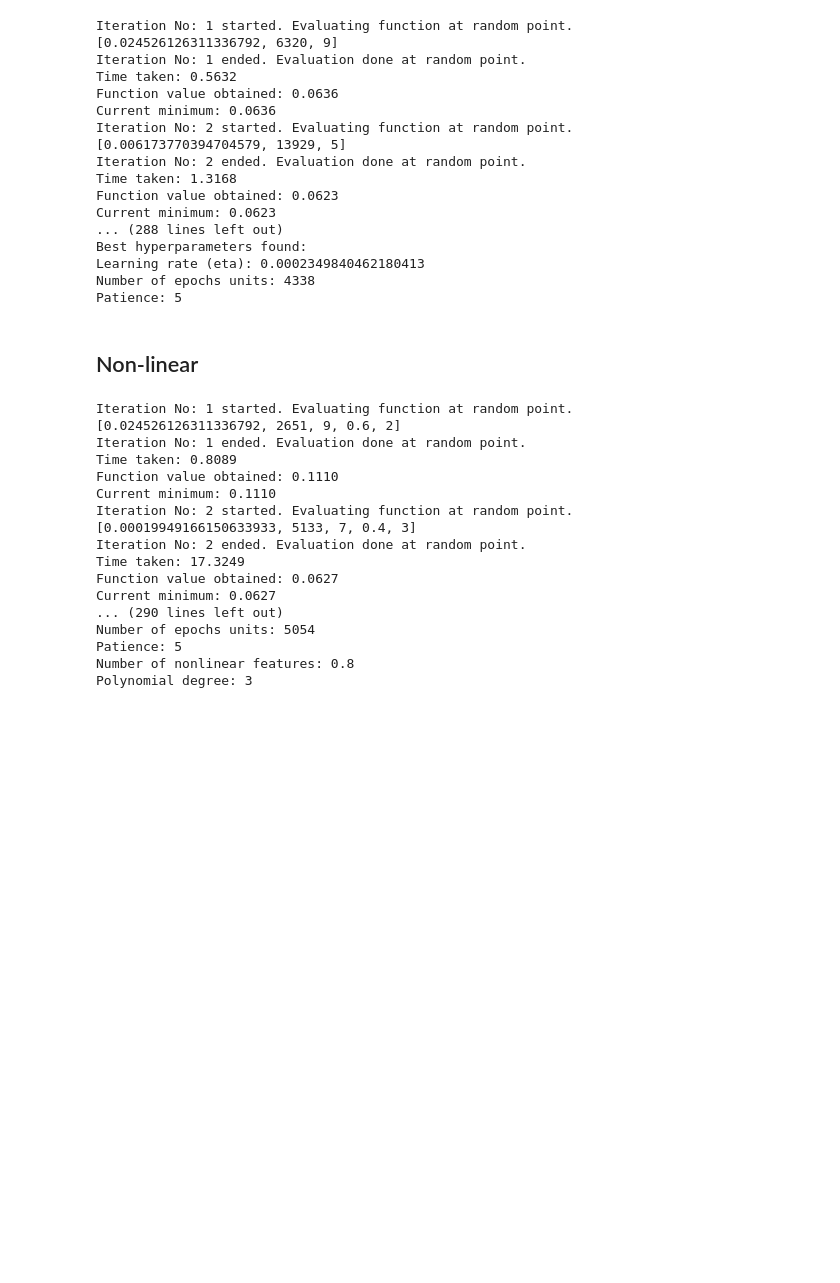
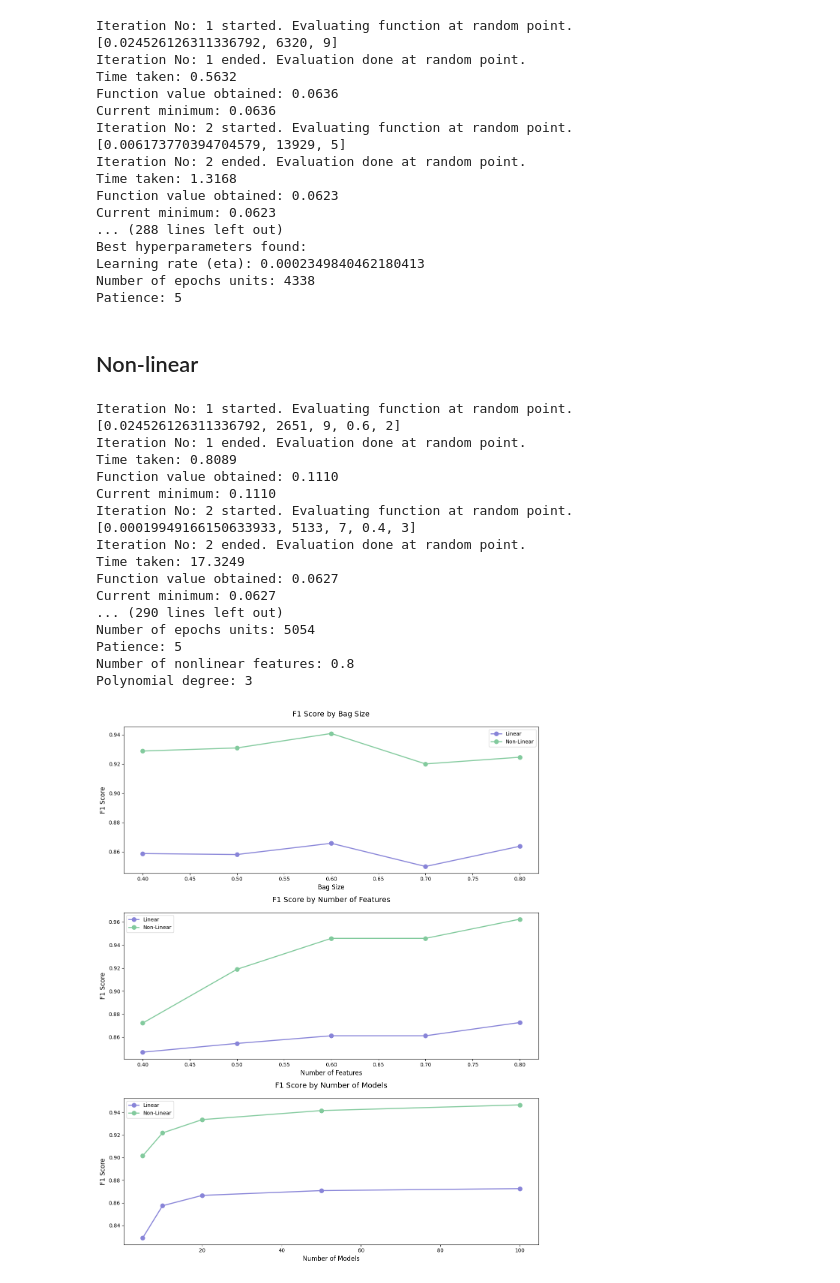
Before and after one commit to AndrevdM02/ML441Assignments, a Jupyter notebook: Assignment3/BananaQuality.ipynb, the cells around one changed output. Drawn from its saved outputs; the diff is of its cells as text; code cells hidden in the pictures; blank space fills up the shorter version.

```diff
--- a/Assignment3/BananaQuality.ipynb
+++ b/Assignment3/BananaQuality.ipynb
@@ -377,7 +380,83 @@ for bag_size in tqdm(bag_size_values):
                         "num_features": num_features,
                         "num_models": num_models,
                         "fold": fold + 1,
-                        "accuracy_score": f1
+                        "accuracy_score": score
                     }])], ignore_index=True)
 # Save the results DataFrame to a JSON file
 nl_results.to_csv("results/banana_nonlinear_results.csv", index=False)
+# %%
+def create_comparison_plots(results, nl_results):
+    # Create figure with three subplots
+    fig, (ax1, ax2, ax3) = plt.subplots(3, 1, figsize=(12, 15))
+
+    # Function to process data for each grouping
+    def process_data(df, group_by):
+        grouped = df.groupby(group_by)['accuracy_score'].mean().reset_index()
+        # Ensure numeric types and sorting
+        grouped[group_by] = pd.to_numeric(grouped[group_by])
+        grouped['accuracy_score'] = pd.to_numeric(grouped['accuracy_score'])
+        return grouped.sort_values(group_by)
+
+    # Colors for consistency
+    colors = ['#8884d8', '#82ca9d']
+
+    # Plot 1: Bag Size Comparison
+    data1 = process_data(results, 'bag_size')
+    data2 = process_data(nl_results, 'bag_size')
+
+    ax1.plot(data1['bag_size'], data1['accuracy_score'], '-o', color=colors[0], label='Linear', linewidth=2, markersize=8)
+    ax1.plot(data2['bag_size'], data2['accuracy_score'], '-o', color=colors[1], label='Non-Linear', linewidth=2, markersize=8)
+    ax1.set_title('F1 Score by Bag Size', fontsize=14, pad=20)
+    ax1.set_xlabel('Bag Size', fontsize=12)
+    ax1.set_ylabel('F1 Score', fontsize=12)
+    ax1.legend(fontsize=10)
+    # ax1.grid(True, linestyle='--', alpha=0.7)
+    # ax1.set_ylim(0.7, 0.9)
+
+    # Plot 2: Number of Features Comparison
+    data1 = process_data(results, 'num_features')
+    data2 = process_data(nl_results, 'num_features')
+
+    ax2.plot(data1['num_features'], data1['accuracy_score'], '-o', color=colors[0], label='Linear', linewidth=2, markersize=8)
+    ax2.plot(data2['num_features'], data2['accuracy_score'], '-o', color=colors[1], label='Non-Linear', linewidth=2, markersize=8)
+    ax2.set_title('F1 Score by Number of Features', fontsize=14, pad=20)
+    ax2.set_xlabel('Number of Features', fontsize=12)
+    ax2.set_ylabel('F1 Score', fontsize=12)
+    ax2.legend(fontsize=10)
+    # ax2.grid(True, linestyle='--', alpha=0.7)
+    # ax2.set_ylim(0.7, 0.9)
+
+    # Plot 3: Number of Models Comparison
+    data1 = process_data(results, 'num_models')
+    data2 = process_data(nl_results, 'num_models')
+
+    ax3.plot(data1['num_models'], data1['accuracy_score'], '-o', color=colors[0], label='Linear', linewidth=2, markersize=8)
+    ax3.plot(data2['num_models'], data2['accuracy_score'], '-o', color=colors[1], label='Non-Linear', linewidth=2, markersize=8)
+    ax3.set_title('F1 Score by Number of Models', fontsize=14, pad=20)
+    ax3.set_xlabel('Number of Models', fontsize=12)
+    ax3.set_ylabel('F1 Score', fontsize=12)
+    ax3.legend(fontsize=10)
+    # ax3.grid(True, linestyle='--', alpha=0.7)
+    # ax3.set_ylim(0.7, 0.9)
+
+    # Adjust layout and display
+    plt.tight_layout()
+    plt.show()
+
+    # Print summary statistics
+    print("\nSummary Statistics:")
+    print("\nLinear Dataset:")
+    summary1 = results.groupby(['bag_size', 'num_features', 'num_models'])['accuracy_score'].mean().round(4)
+    print(summary1)
+    print("\nNon-Linear Dataset:")
+    summary2 = nl_results.groupby(['bag_size', 'num_features', 'num_models'])['accuracy_score'].mean().round(4)
+    print(summary2)
+
+# Load your datasets
+results = pd.read_csv('results/banana_linear_results.csv')
+nl_results = pd.read_csv('results/banana_nonlinear_results.csv')
+
+# Create the comparison plots
+create_comparison_plots(results, nl_results)
+# %% [output]
+[figure, added]
```
Also changed, not shown: parts of 4 cells of this notebook, 29 other files.
